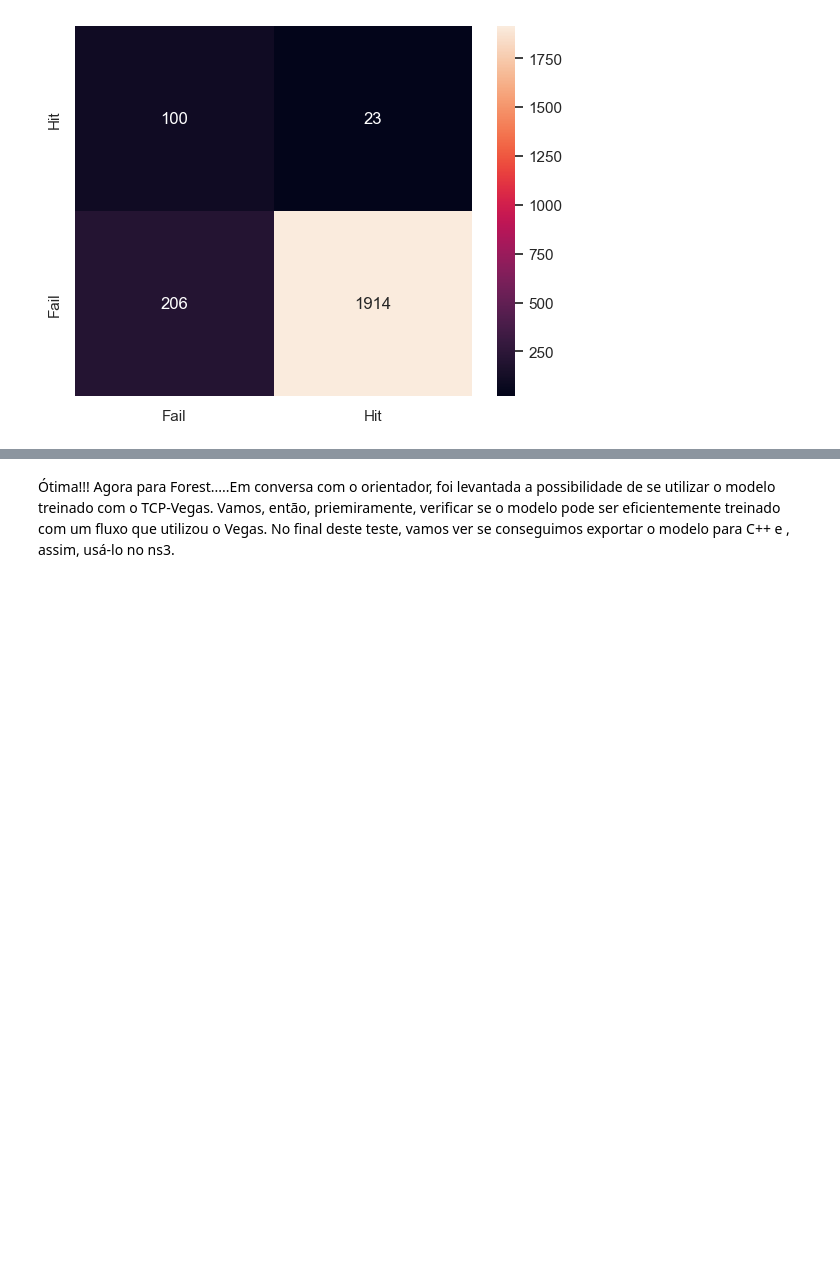
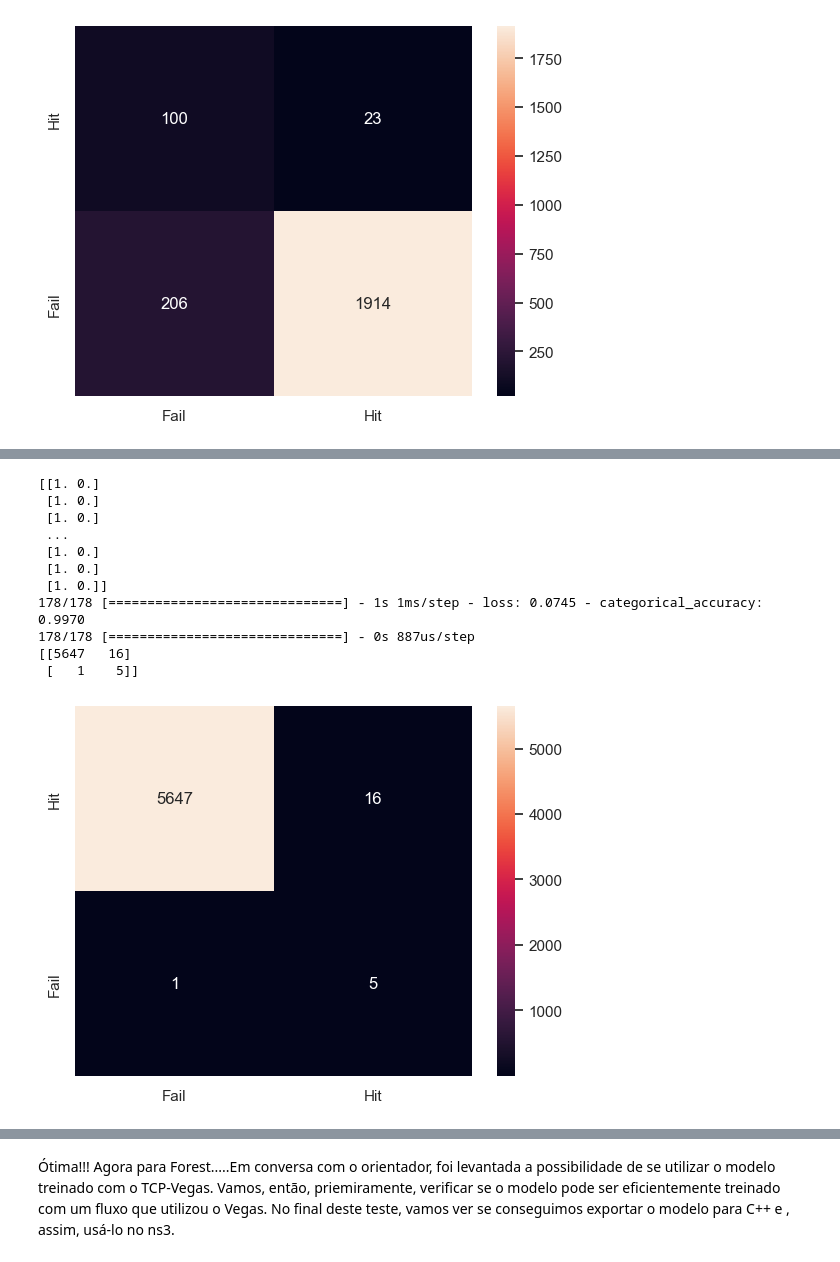
Before and after one commit to reisdout/FederatedColab, a Jupyter notebook: neural_network_model.ipynb, the cells around one changed output, grey strips where cells are left out. Cells and saved outputs as stored; diff of their text form; code cells hidden in the pictures; blank space fills up the shorter version.

```diff
--- a/neural_network_model.ipynb
+++ b/neural_network_model.ipynb
@@ -2200,0 +2290,15 @@ AderenciaOutrosFluxos('./Exp_0000029','./Exp_0000029/training_client01_05.csv')
+# %%
+AderenciaOutrosFluxos('./Exp_0000030','./Exp_0000030/training_client01_02.csv')
+# %% [output]
+[[1. 0.]
+ [1. 0.]
+ [1. 0.]
+ ...
+ [1. 0.]
+ [1. 0.]
+ [1. 0.]]
+178/178 [==============================] - 1s 1ms/step - loss: 0.0745 - categorical_accuracy: 0.9970
+178/178 [==============================] - 0s 887us/step
+[[5647   16]
+ [   1    5]]
+[figure, added]
```
Also changed, not shown: parts of 26 cells of this notebook, 18 other files.
